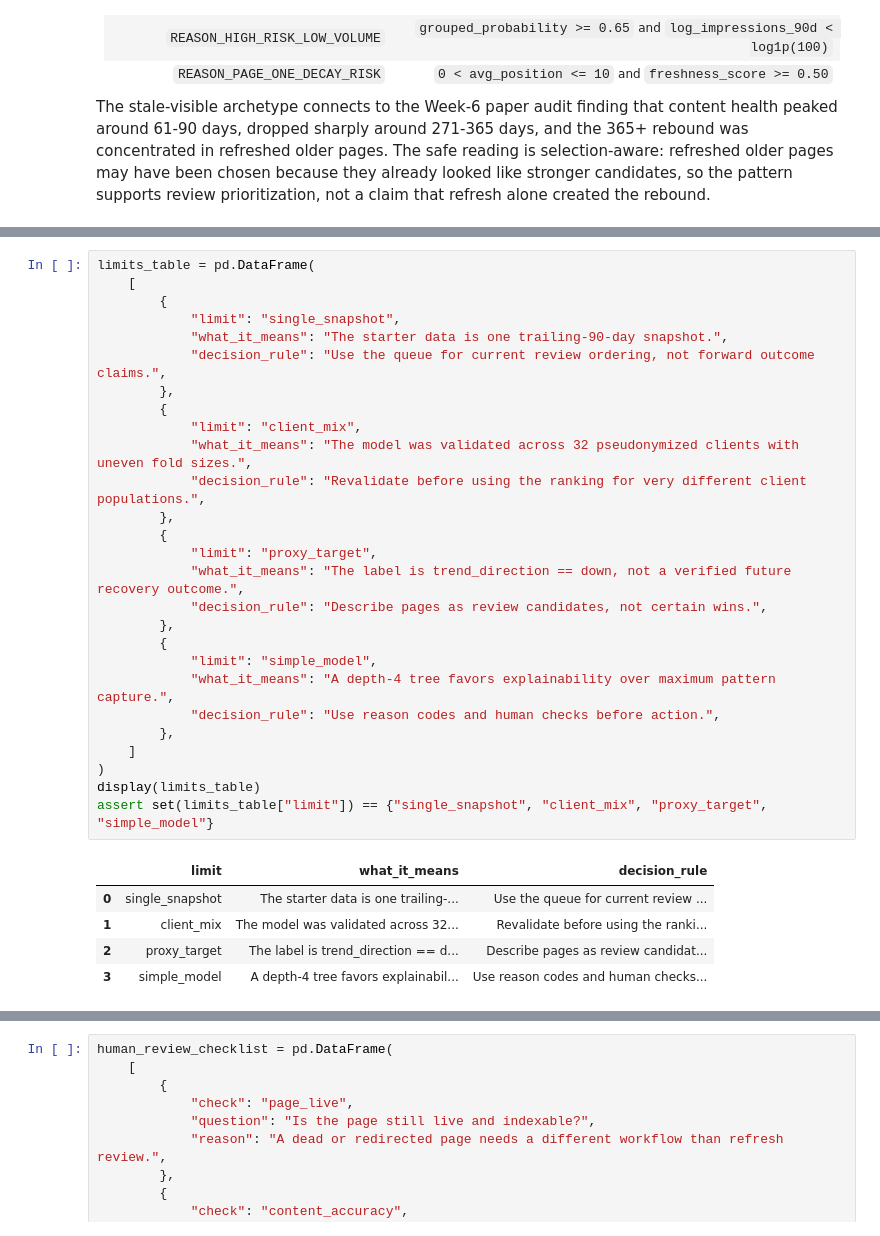
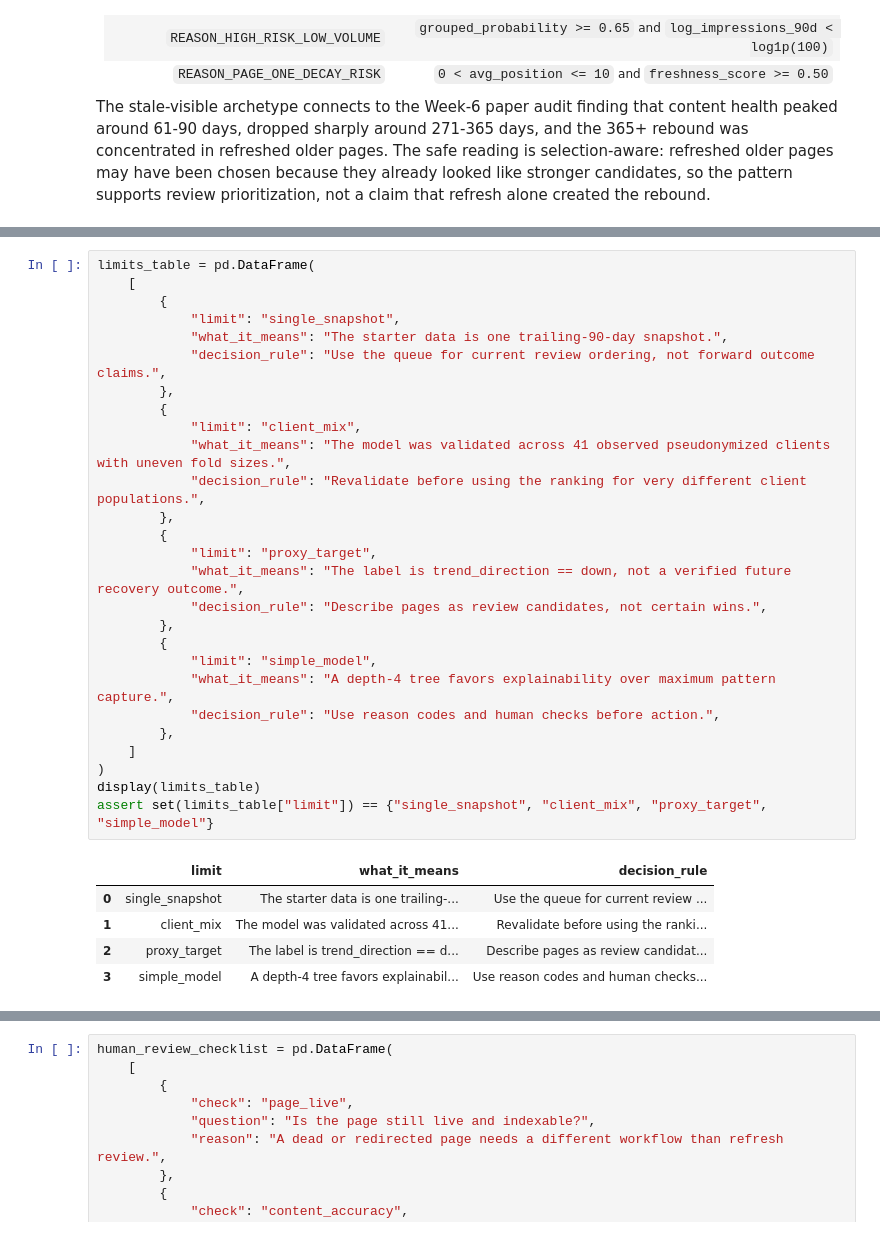
Before and after one commit to AshenDary/FlyRank_Repo, a Jupyter notebook: work/notebooks/w07_action_playbook.ipynb, the cells around one changed output, grey strips where cells are left out. Saved outputs shown, nothing was run; the diff lists cells and outputs as text.

```diff
--- a/work/notebooks/w07_action_playbook.ipynb
+++ b/work/notebooks/w07_action_playbook.ipynb
@@ -392,34 +228,34 @@ Limits:
 # %%
 limits_table = pd.DataFrame(
     [
         {
             "limit": "single_snapshot",
             "what_it_means": "The starter data is one trailing-90-day snapshot.",
             "decision_rule": "Use the queue for current review ordering, not forward outcome claims.",
         },
         {
             "limit": "client_mix",
-            "what_it_means": "The model was validated across 32 pseudonymized clients with uneven fold sizes.",
+            "what_it_means": "The model was validated across 41 observed pseudonymized clients with uneven fold sizes.",
             "decision_rule": "Revalidate before using the ranking for very different client populations.",
         },
         {
             "limit": "proxy_target",
             "what_it_means": "The label is trend_direction == down, not a verified future recovery outcome.",
             "decision_rule": "Describe pages as review candidates, not certain wins.",
         },
         {
             "limit": "simple_model",
             "what_it_means": "A depth-4 tree favors explainability over maximum pattern capture.",
             "decision_rule": "Use reason codes and human checks before action.",
         },
     ]
 )
 display(limits_table)
 assert set(limits_table["limit"]) == {"single_snapshot", "client_mix", "proxy_target", "simple_model"}
 # %% [output]
 |  | limit | what_it_means | decision_rule |
 | 0 | single_snapshot | The starter data is one trailing-... | Use the queue for current review ... |
-| 1 | client_mix | The model was validated across 32... | Revalidate before using the ranki... |
+| 1 | client_mix | The model was validated across 41... | Revalidate before using the ranki... |
 | 2 | proxy_target | The label is trend_direction == d... | Describe pages as review candidat... |
 | 3 | simple_model | A depth-4 tree favors explainabil... | Use reason codes and human checks... |
 # %% [markdown]
```
Also changed, not shown: parts of 5 cells of this notebook, 12 other files.
